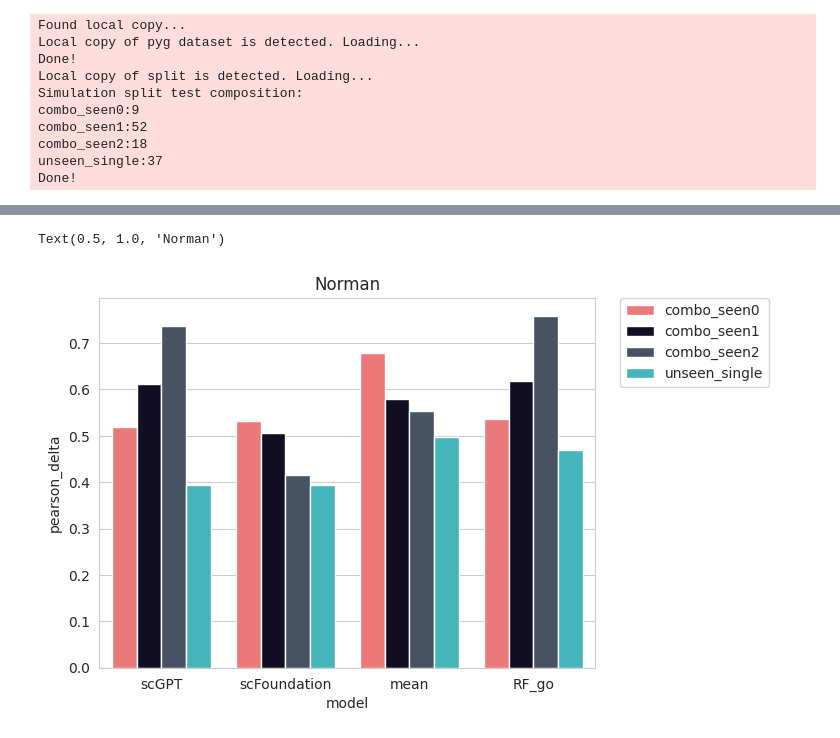
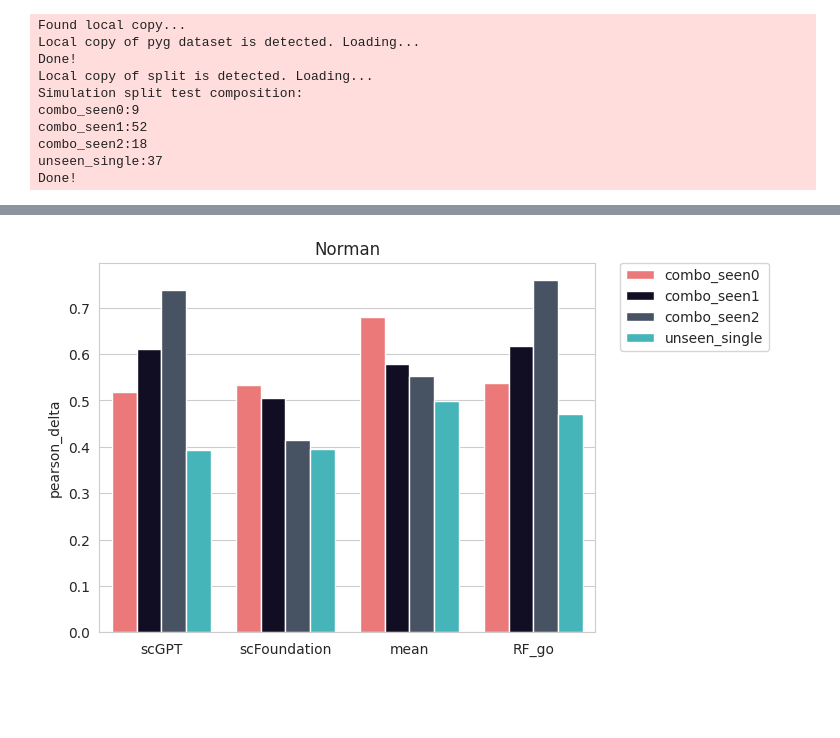
Before and after one commit to turbine-ai/PerturbSeqPredBenchmark, a Jupyter notebook: notebooks/norman_drilldown.ipynb, the cells around one changed output, grey strips where cells are left out. Drawn from its saved outputs; the diff is of its cells as text; code cells hidden in the pictures; blank space fills up the shorter version.

```diff
--- a/notebooks/norman_drilldown.ipynb
+++ b/notebooks/norman_drilldown.ipynb
@@ -134,0 +76,29 @@ res_df = pd.DataFrame(
+# %%
+def get_norman_bulk_metrics(dir: Path, pert_data):
+    feature_name_map = {
+        "go": "go",
+        "elmo": "scElmo",
+        "foundation": "scFoundation",
+        "gpt": "scGPT",
+    }
+    res_dict = {}
+    for model in ["RF", "EN", "KNN"]:
+        for feature in ["go", "elmo", "foundation", "gpt"]:
+            _pred_dict = np.load(dir / model / feature / "test_res_best_model.npz", allow_pickle=True)
+            _pred_dict = {k: v for k, v in _pred_dict.items()}
+            res_dict[f"{model}_{feature_name_map[feature]}"] = get_subgroup_metrcs(_pred_dict, pert_data)
+
+    _pred_dict_mean = np.load(dir / "mean" / "test_res_best_model.npz", allow_pickle=True)
+    res_dict["mean"] = get_subgroup_metrcs(_pred_dict_mean, pert_data)
+
+    return res_dict
+# %%
+myout = get_norman_bulk_metrics(Path("./save/norman"), pert_data)
+
+test_preds_scgpt = np.load("./save/dev_perturb_norman-Sep24-13-29/test_res_best_model.npz")
+test_preds_scgpt = {k: v for k, v in test_preds_scgpt.items()}
+
+test_preds_scfound = np.load("../scFoundation/GEARS/results/norman/0.75/baseline_simulation_seed_1_hidden_512_epochs_10_batch_32_accmu_1_mode_v1_highres_0_lr_0.01/2025-02-12_00-47-27/test_res_best_model.npz")
+
+myout["scGPT"] = get_subgroup_metrcs(test_preds_scgpt, pert_data)
+myout["scFoundation"] = get_subgroup_metrcs(test_preds_scfound, pert_data)
@@ -135,6 +121,8 @@ res_df = pd.DataFrame(
+# %%
+myres = pd.DataFrame(myout).T
 # %%
 # res_df to long format
-myout = res_df.stack().reset_index().rename(columns={"level_0": "model", "level_1": "subgroup", 0: "pearson_delta"})
+myres_long = myres.stack().reset_index().rename(columns={"level_0": "model", "level_1": "subgroup", 0: "pearson_delta"})
 # %%
 hue_colors = {
     "combo_seen0": "#FF6666",
@@ -145,15 +133,20 @@ hue_colors = {
 # %%
 first_models = ["scGPT", "scFoundation", "mean", "RF_go"]
 second_models = ["RF_go", "RF_scElmo", "RF_scFoundation", "RF_scGPT"]
 
-myfirst = myout[myout["model"].isin(first_models)]
-mysecond = myout[myout["model"].isin(second_models)]
+myfirst = myres_long[myres_long["model"].isin(first_models)]
+mysecond = myres_long[myres_long["model"].isin(second_models)]
 
 sns.barplot(data=myfirst, x="model", y="pearson_delta", hue="subgroup", order=first_models, palette=hue_colors)
 
 # set legend outside of the plot
 plt.legend(bbox_to_anchor=(1.05, 1), loc=2, borderaxespad=0.)
+plt.xlabel("")
 plt.title("Norman")
+
+plt.savefig("../figures/models/Norman_first_models_dd.png", dpi=300, bbox_inches="tight")
+plt.savefig("../figures/models/Norman_first_models_dd.pdf")
+
+plt.show()
 # %% [output]
-Text(0.5, 1.0, 'Norman')
-[figure, old version]
+[figure, new version]
```
Also changed, not shown: parts of 38 cells of this notebook, 3 other files.
